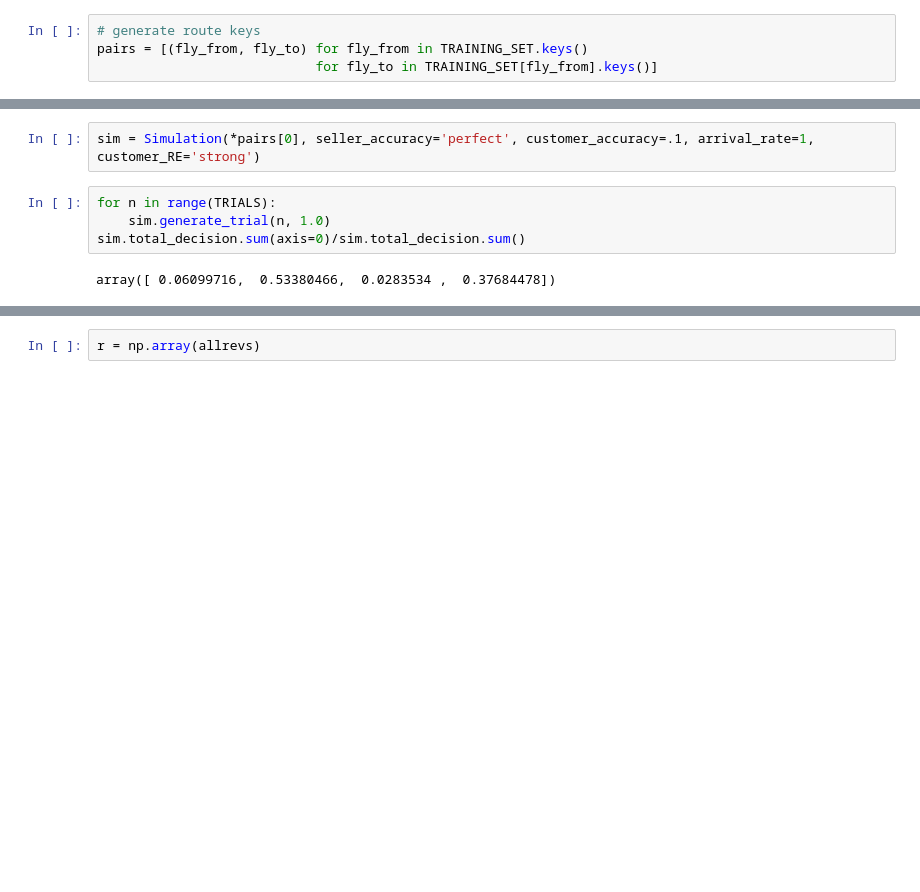
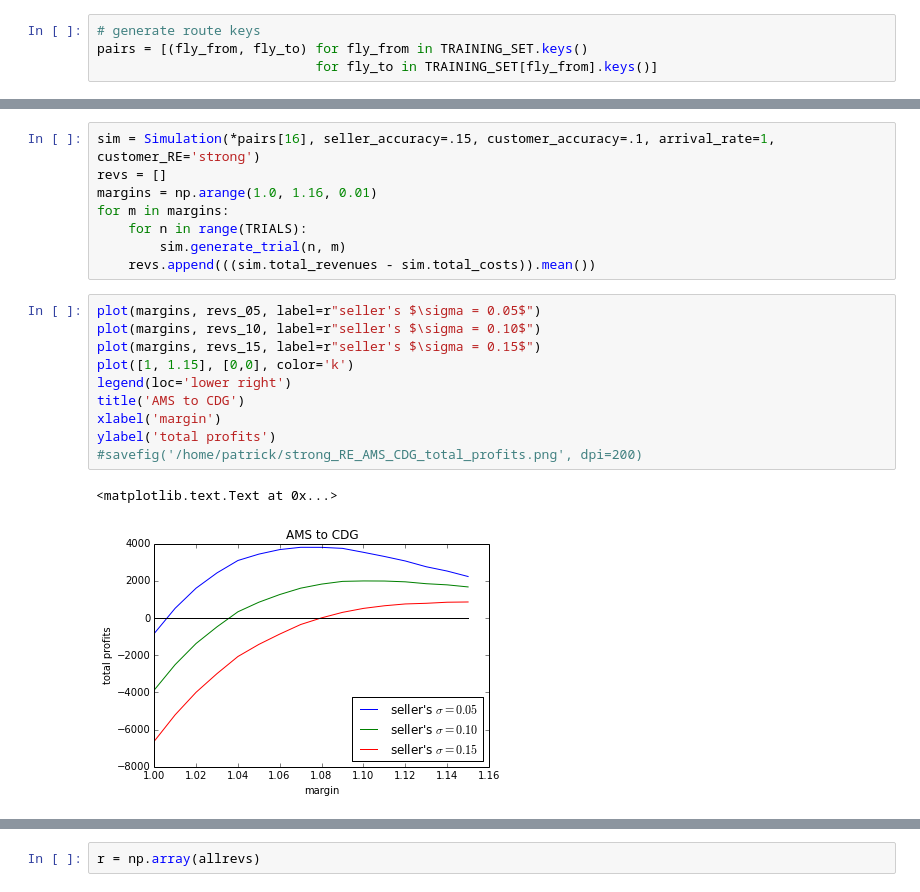
Before and after one commit to vankempen/Thesis, a Jupyter notebook: Simulation/Final simulation.ipynb, the cells around one changed output, grey strips where cells are left out. Saved outputs shown, nothing was run; the diff lists cells and outputs as text; blank space fills up the shorter version.

Commit message:
More results, till strong-form seller

```diff
--- a/Simulation/Final simulation.ipynb
+++ b/Simulation/Final simulation.ipynb
@@ -234,13 +247,26 @@ class Simulation():
     def add_error(data, err):
         """ add random error term to data """
         return data * np.random.normal(1, err, data.shape)  # multiplication err term
-# %%
-sim = Simulation(*pairs[0], seller_accuracy='perfect', customer_accuracy=.1, arrival_rate=1, customer_RE='strong')
-# %%
-for n in range(TRIALS):
-    sim.generate_trial(n, 1.0)
-sim.total_decision.sum(axis=0)/sim.total_decision.sum()
-# %% [output]
-array([ 0.06099716,  0.53380466,  0.0283534 ,  0.37684478])
+# %%
+sim = Simulation(*pairs[16], seller_accuracy=.15, customer_accuracy=.1, arrival_rate=1, customer_RE='strong')
+revs = []
+margins = np.arange(1.0, 1.16, 0.01)
+for m in margins:
+    for n in range(TRIALS):
+        sim.generate_trial(n, m)
+    revs.append(((sim.total_revenues - sim.total_costs)).mean())
+# %%
+plot(margins, revs_05, label=r"seller's $\sigma = 0.05$")
+plot(margins, revs_10, label=r"seller's $\sigma = 0.10$")
+plot(margins, revs_15, label=r"seller's $\sigma = 0.15$")
+plot([1, 1.15], [0,0], color='k')
+legend(loc='lower right')
+title('AMS to CDG')
+xlabel('margin')
+ylabel('total profits')
+#savefig('/home/patrick/strong_RE_AMS_CDG_total_profits.png', dpi=200)
+# %% [output]
+<matplotlib.text.Text at 0x...>
+[figure, added]
 # %%
 allrevs = []
```
Also changed, not shown: parts of 9 cells of this notebook, 5 other files.
